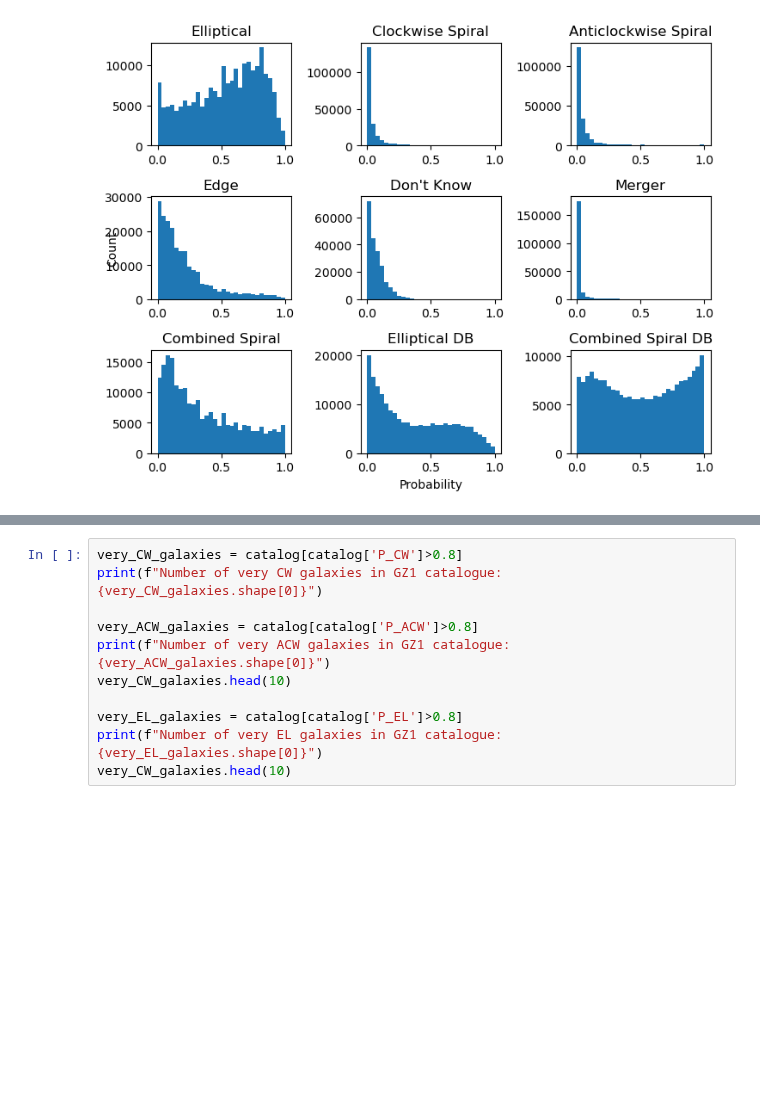
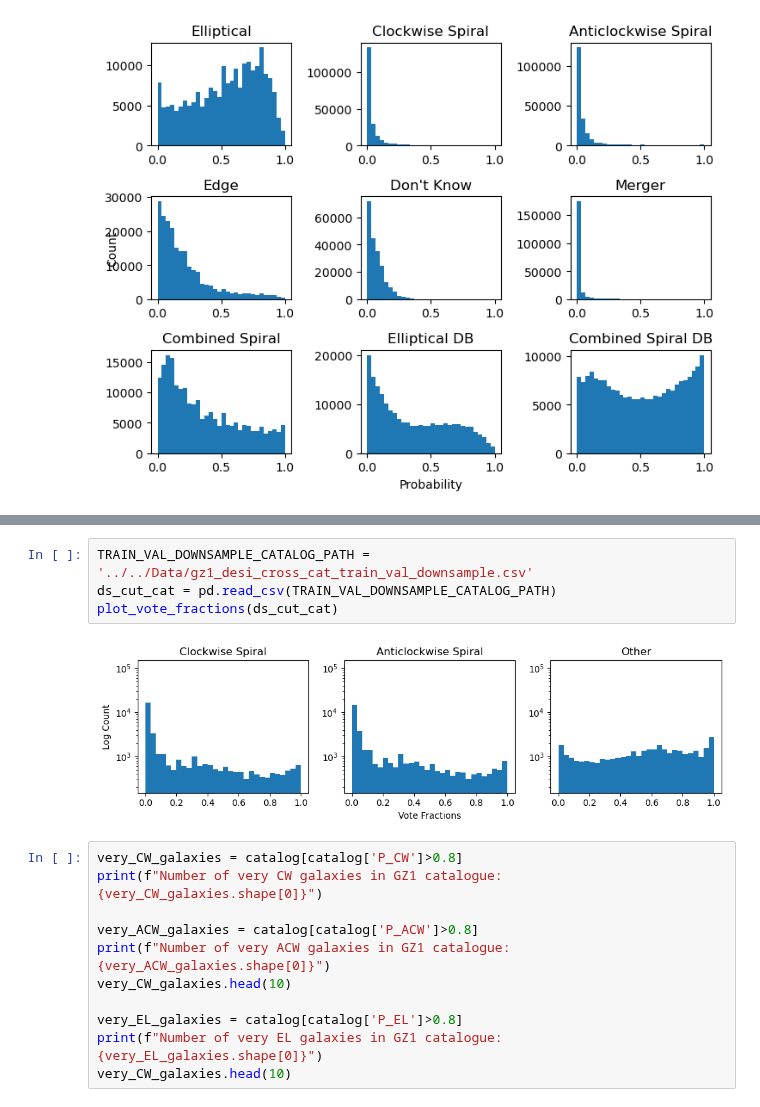
Before and after one commit to neil-power/mphys-galaxy, a Jupyter notebook: Code/data_processing/data_visualisation.ipynb, the cells around one changed output, grey strips where cells are left out. Cells and saved outputs as stored; diff of their text form; blank space fills up the shorter version.

```diff
--- a/Code/data_processing/data_visualisation.ipynb
+++ b/Code/data_processing/data_visualisation.ipynb
@@ -69,3 +88,9 @@ plt.show()
+# %%
+TRAIN_VAL_DOWNSAMPLE_CATALOG_PATH = '../../Data/gz1_desi_cross_cat_train_val_downsample.csv'
+ds_cut_cat = pd.read_csv(TRAIN_VAL_DOWNSAMPLE_CATALOG_PATH)
+plot_vote_fractions(ds_cut_cat)
+# %% [output]
+[figure, added]
 # %%
 very_CW_galaxies = catalog[catalog['P_CW']>0.8]
 print(f"Number of very CW galaxies in GZ1 catalogue: {very_CW_galaxies.shape[0]}")
```
Also changed, not shown: parts of 7 cells of this notebook, 1 other file.
